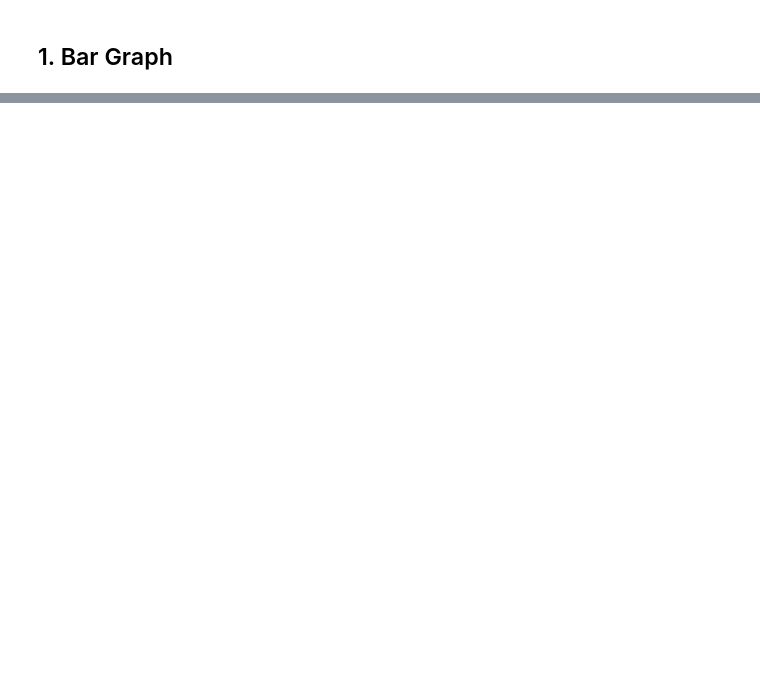
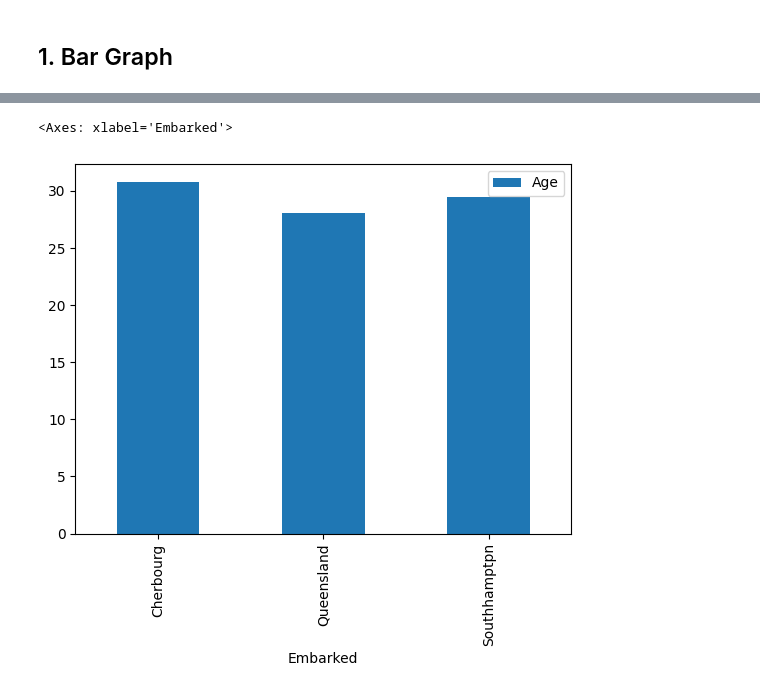
Before and after one commit to aayam09/dsml, a Jupyter notebook: day-27/Graphical-representaion.ipynb, the cells around one changed output, grey strips where cells are left out. Drawn from its saved outputs; the diff is of its cells as text; code cells hidden in the pictures; blank space fills up the shorter version.

```diff
--- a/day-27/Graphical-representaion.ipynb
+++ b/day-27/Graphical-representaion.ipynb
@@ -25,0 +45,11 @@ titanic_df['Survived'].value_counts().plot(kind = "bar")
+# %%
+group_by_embarked = titanic_df[["Embarked","Age"]].groupby(by ="Embarked")
+# %%
+ax =group_by_embarked.mean().plot(
+    kind = "bar",
+)
+ax.set_xticklabels(['Cherbourg', 'Queensland', 'Southhamptpn'])
+ax
+# %% [output]
+<Axes: xlabel='Embarked'>
+[figure, added]
```
Also changed, not shown: parts of 12 cells of this notebook.
